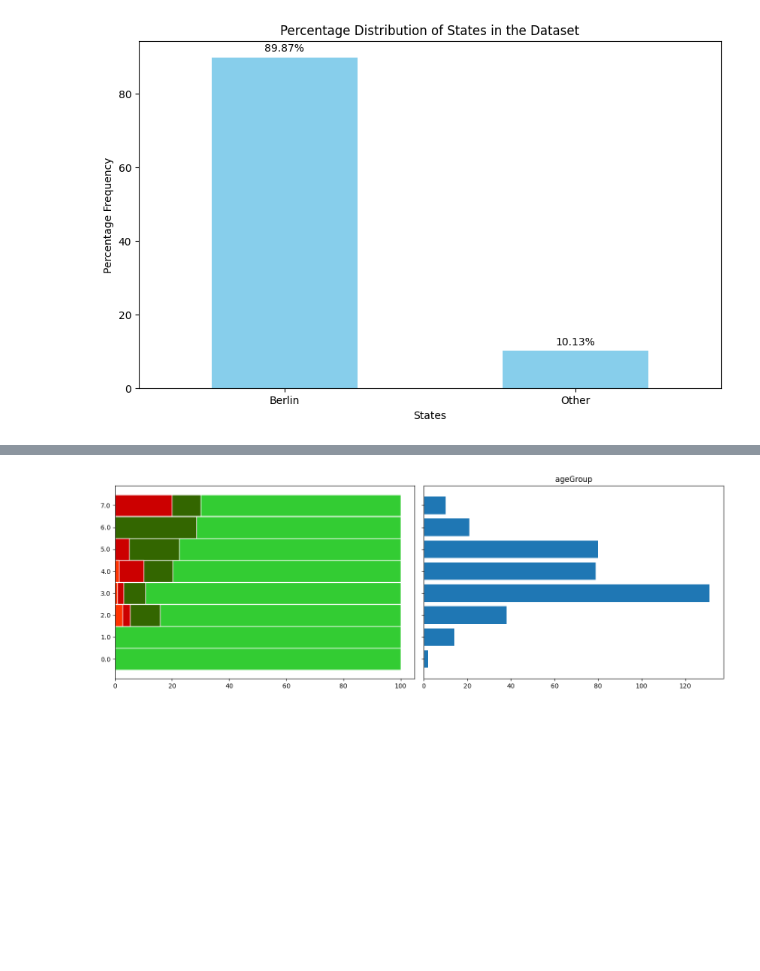
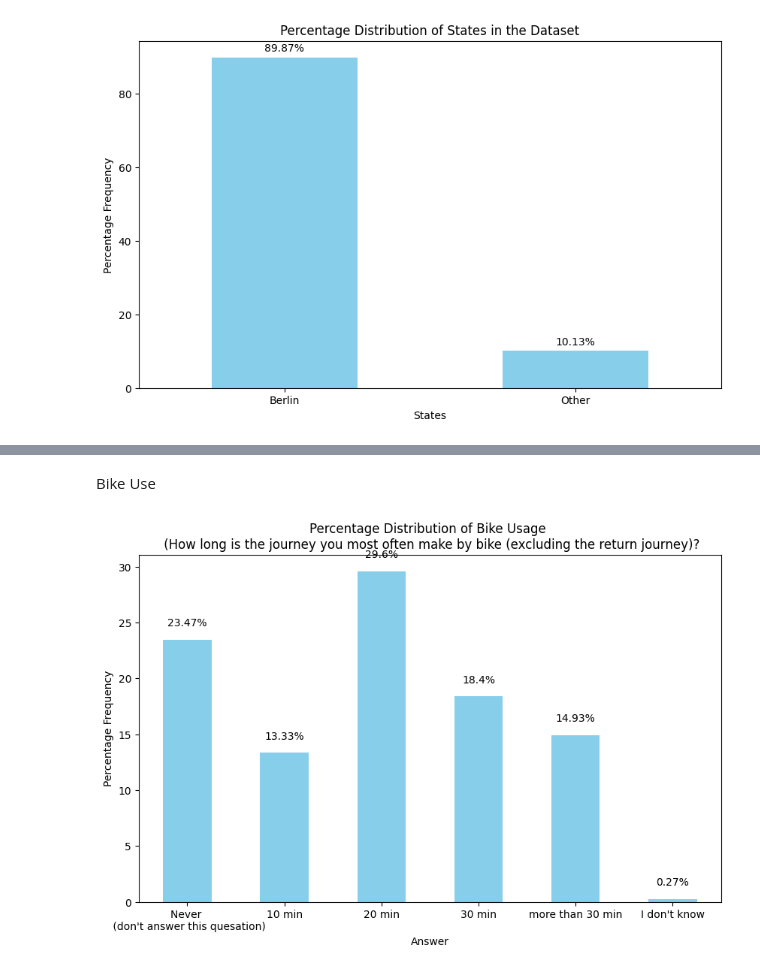
Before and after one commit to GregoryG3/Bike_project, a Jupyter notebook: Segmentation.ipynb, the cells around one changed output, grey strips where cells are left out. Saved outputs shown, nothing was run; the diff lists cells and outputs as text; code cells hidden in the pictures; blank space fills up the shorter version.

```diff
--- a/Segmentation.ipynb
+++ b/Segmentation.ipynb
@@ -495,7 +385,33 @@ Name: rating, dtype: float64
-# %%
-import matplotlib.pyplot as plt
-
-width_features = ['ageGroup']  #"Tr_li-Breite", "Tr_re-Breite", "RVA-Breite", "GW-Breite", "FS-Breite"]
-likert_plot(df_scene_filter[[*width_features, "rating"]])
-# %% [output]
-[figure, removed]
+# %% [markdown]
+Bike Use
+# %%
+current = df_scene_filter["bicycleUse"]
+current = (current.value_counts() / current.shape[0]).sort_index() * 100
+
+plt.figure(figsize=(10, 6))
+# change labels
+bike_label= {-1: "Never \n (don't answer this quesation)",
+            0: '10 min',
+            1: '20 min',
+            2: '30 min',
+            3: 'more than 30 min',
+            4: "I don't know"}
+current.index = current.index.map(bike_label)
+
+# Generate the bar plot
+current.plot(kind="bar", color="skyblue")
+
+# Add title and axis labels
+plt.title("Percentage Distribution of Bike Usage \n (How long is the journey you most often make by bike (excluding the return journey)?")
+plt.xlabel("Answer")
+plt.ylabel("Percentage Frequency")
+plt.xticks(rotation=0)
+
+# Add labels to the bars
+for i, v in enumerate(current):
+    v_rounded = round(v, 2)
+    plt.text(i, v + 1, str(v_rounded) + "%", ha='center', va='bottom')
+
+plt.show()
+# %% [output]
+[figure, added]
```
Also changed, not shown: parts of 65 cells of this notebook.
